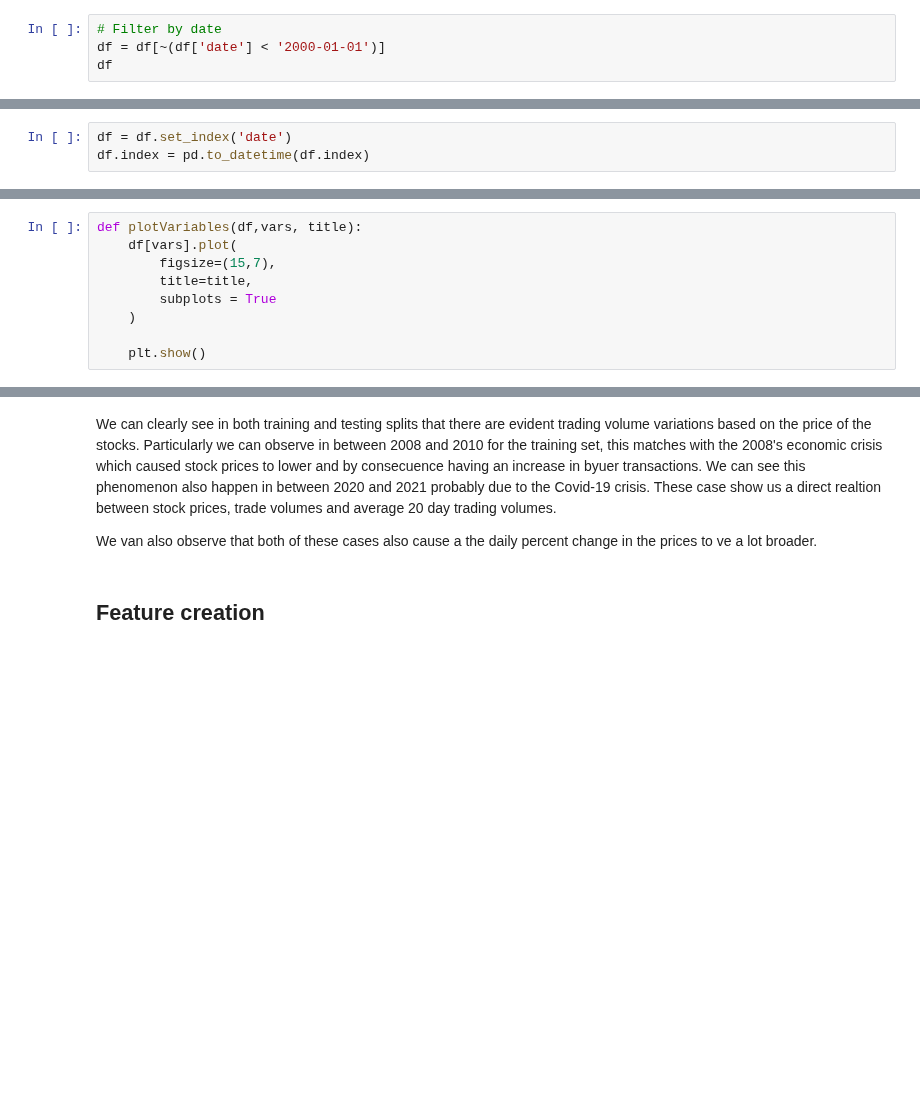
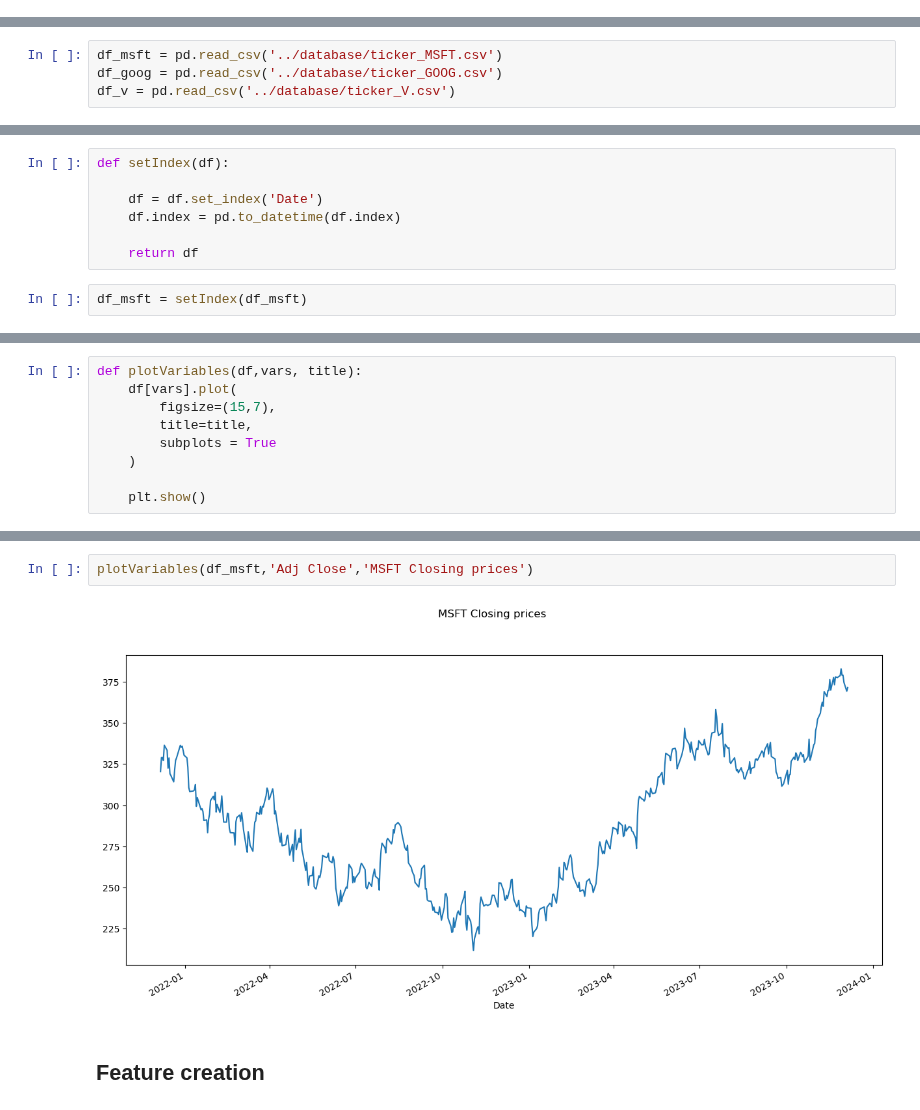
Before and after one commit to karla-mond/stockPred-Mex, a Jupyter notebook: xgboost/tsf_xgboost.ipynb, the cells around one changed output, grey strips where cells are left out. Saved outputs shown, nothing was run; the diff lists cells and outputs as text; blank space fills up the shorter version.

```diff
--- a/xgboost/tsf_xgboost.ipynb
+++ b/xgboost/tsf_xgboost.ipynb
@@ -43,4 +18,0 @@ By only using the data from the 2000s up to today, we can also look at how the e
-# %%
-# Filter by date
-df = df[~(df['date'] < '2000-01-01')]
-df
@@ -60,0 +19,4 @@ df
+# %%
+df_msft = pd.read_csv('../database/ticker_MSFT.csv')
+df_goog = pd.read_csv('../database/ticker_GOOG.csv')
+df_v = pd.read_csv('../database/ticker_V.csv')
@@ -61,5 +39,11 @@ df
 # %% [markdown]
 Set the 'date' field as an index and making sure it is a datetime and not a string for plotting purposes
 # %%
-df = df.set_index('date')
-df.index = pd.to_datetime(df.index)
+def setIndex(df):
+
+    df = df.set_index('Date')
+    df.index = pd.to_datetime(df.index)
+
+    return df
+# %%
+df_msft = setIndex(df_msft)
@@ -100,7 +78,7 @@ plotVariables(test,list(test.columns.values),'Testing set')
-# %% [markdown]
-We can clearly see in both training and testing splits that there are evident trading volume variations based on the price of the stocks. Particularly we can observe in between 2008 and 2010 for the training set, this matches with the 2008's economic crisis which caused stock prices to lower and by consecuence having an increase in byuer transactions. We can see this phenomenon also happen in between 2020 and 2021 probably due to the Covid-19 crisis. These case show us a direct realtion between stock prices, trade volumes and average 20 day trading volumes.
-
-We van also observe that both of these cases also cause a the daily percent change in the prices to ve a lot broader.
+# %%
+plotVariables(df_msft,'Adj Close','MSFT Closing prices')
+# %% [output]
+[figure, added]
 # %% [markdown]
 ## Feature creation
 # %% [markdown]
```
Also changed, not shown: parts of 19 cells of this notebook.
